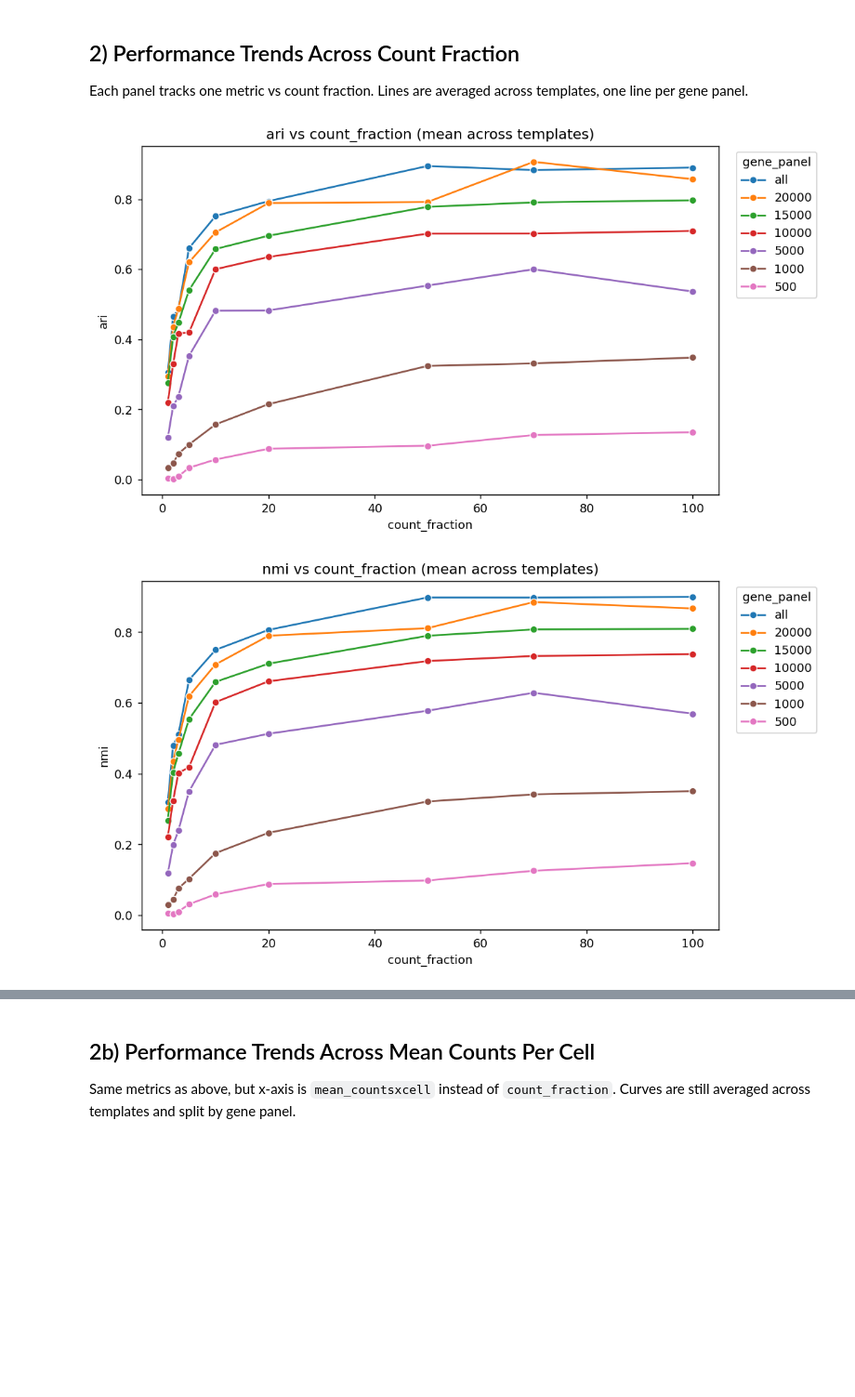
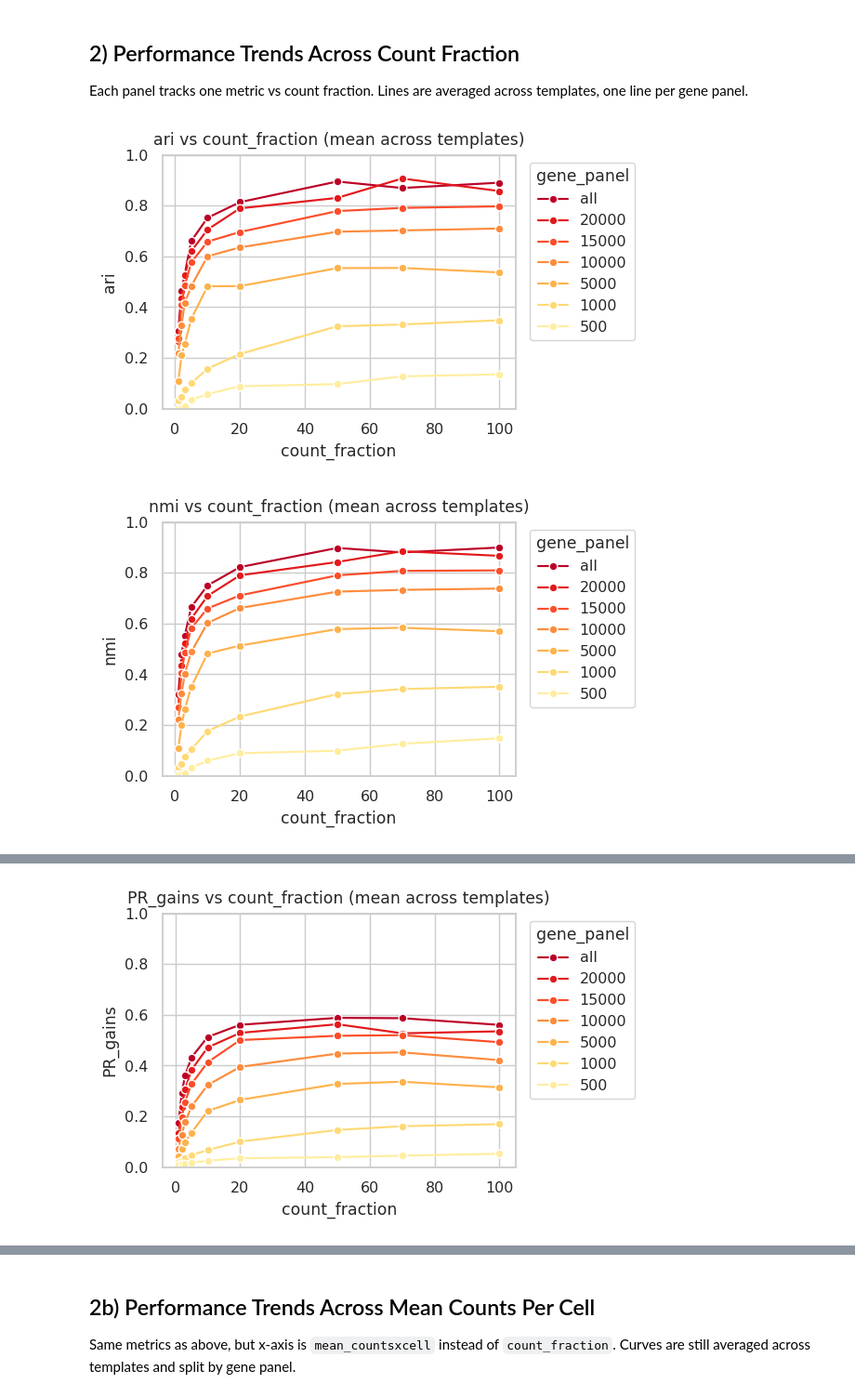
Before and after one commit to Moldia/InSituCNV-manuscript, a Jupyter notebook: Evaluate_technical_constrains/06_Visualize_results/06_visualize_metrics.ipynb, the cells around one changed output, grey strips where cells are left out. Shown at 93% size. Cells and saved outputs as stored; diff of their text form; code cells hidden in the pictures; blank space fills up the shorter version.

```diff
--- a/Evaluate_technical_constrains/06_Visualize_results/06_visualize_metrics.ipynb
+++ b/Evaluate_technical_constrains/06_Visualize_results/06_visualize_metrics.ipynb
@@ -131,40 +180,53 @@ plt.show()
 Each panel tracks one metric vs count fraction.
 Lines are averaged across templates, one line per gene panel.
 # %%
-plot_metrics = ['ari', 'nmi', 'F1_all', 'AUC_gains', 'AUC_loss']
+plot_metrics = [
+    'ari', 'nmi', 'F1_all', 'F1_gain', 'F1_loss',
+    'PR_gains', 'PR_loss', 'AUC_gains', 'AUC_loss'
+]
 
 df = merged[merged['has_metrics']].copy()
 for m in plot_metrics:
     df[m] = pd.to_numeric(df[m], errors='coerce')
 
+palette = sns.color_palette("YlOrRd", n_colors=len(gene_order))[::-1]
+#color_map = dict(zip(map(str, gene_order), palette))
+
 for metric in plot_metrics:
-    fig, ax = plt.subplots(1, 1, figsize=(8.5, 4.8), constrained_layout=True)
+    fig, ax = plt.subplots(1, 1, figsize=(4.5, 2.8), constrained_layout=True)
     if sns is not None:
         sns.lineplot(
             data=df,
             x='count_fraction',
             y=metric,
             hue='gene_panel',
             marker='o',
             estimator='mean',
             errorbar=None,
+            palette=palette,
             ax=ax,
         )
     else:
         grp = (
             df.groupby(['gene_panel', 'count_fraction'], observed=False)[metric]
             .mean()
             .reset_index()
         )
         for gp, sub in grp.groupby('gene_panel', observed=False):
             ax.plot(sub['count_fraction'].astype(str), sub[metric], marker='o', label=str(gp))
-
+    #ax.set_xscale('log')
     ax.set_title(f'{metric} vs count_fraction (mean across templates)')
     ax.set_xlabel('count_fraction')
     ax.set_ylabel(metric)
+
+    if metric in ['ari', 'nmi', 'F1_all', 'F1_gain', 'F1_loss', 'PR_gains', 'PR_loss']:
+        ax.set_ylim(0, 1)
+    if metric in ['AUC_gains', 'AUC_loss']:
+        ax.set_ylim(0.5, 1)
+
     ax.legend(title='gene_panel', bbox_to_anchor=(1.02, 1), loc='upper left')
-    fig.savefig(PLOT_DIR / f'trend_{metric}.png', dpi=220)
+    fig.savefig(PLOT_DIR / f'metric_vs_countfrac_{metric}.svg', dpi=220)
     plt.show()
 # %% [output]
-[figure, old version]
+[figure, new version]
-[figure, old version]
+[figure, new version]
@@ -173,0 +236 @@ for metric in plot_metrics:
+[figure, added]
```
Also changed, not shown: parts of 18 cells of this notebook, 28 other files.
